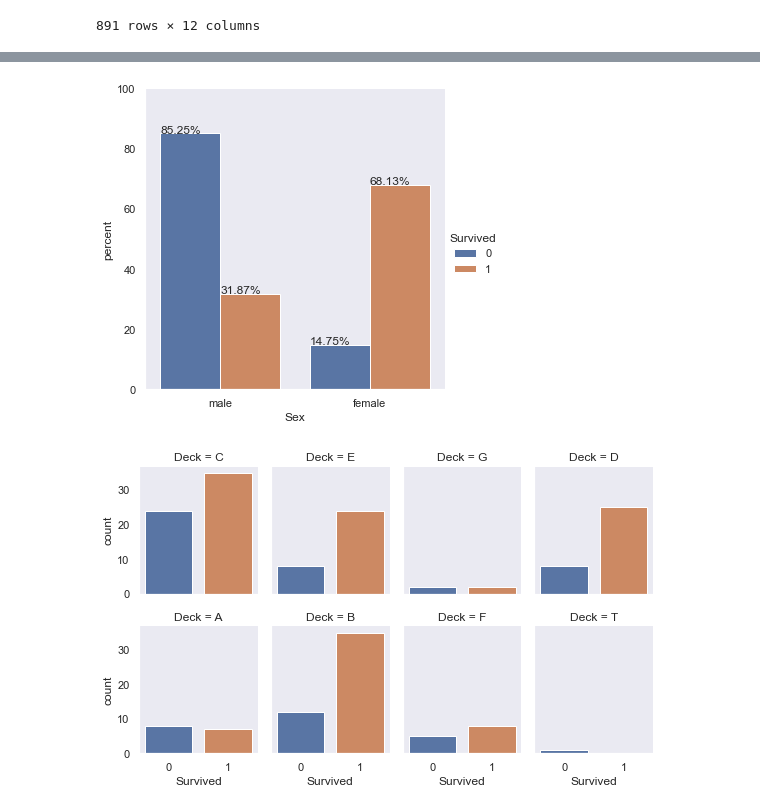
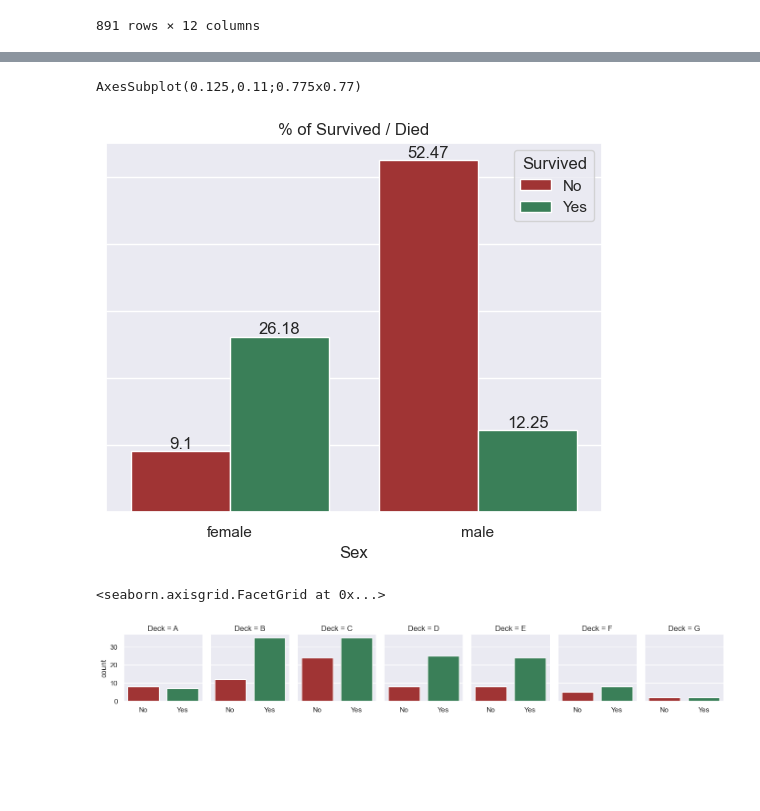
Before and after one commit to TarantinoDaniele/data-science-portfolio, a Jupyter notebook: 04_titanic_random_forest/data_exploration.ipynb, the cells around one changed output, grey strips where cells are left out. Drawn from its saved outputs; the diff is of its cells as text; code cells hidden in the pictures; blank space fills up the shorter version.

```diff
--- a/04_titanic_random_forest/data_exploration.ipynb
+++ b/04_titanic_random_forest/data_exploration.ipynb
@@ -48,0 +45,2 @@ train.Embarked = train.Embarked.map(dict1)
+# %%
+train.Survived.replace({0: 'No', 1: 'Yes'}, inplace = True)
@@ -48,0 +61,3 @@ train.Embarked = train.Embarked.map(dict1)
+# %%
+#incorrect data - Deck T doesn't exist - exclude value from df
+train = train.loc[(train['Deck']) != 'T']
@@ -55,24 +100,32 @@ g = sns.catplot(data= train, x = 'Sex', y = 'Survived', hue = 'Embarked', kind =
 # %%
+#Plotting percentage
+sex_surv['Percentage'] = round(sex_surv['PassengerId'] / sex_surv['PassengerId'].sum() * 100, 2)
+
+
 sns.set_theme(style = 'dark')
+sns.set(font_scale = 1)
 
-x,y = 'Sex', 'Survived'
-df1 = train.groupby(y)[x].value_counts(normalize=True)
-df1 = df1.mul(100)
-df1 = df1.rename('percent').reset_index()
+ax = sns.barplot(data= sex_surv, x = 'Sex', y = 'Percentage', hue = 'Survived', palette = ["firebrick", "seagreen"])
+plt.title('% of Survived / Died')
+ax.set(ylabel = None)
+ax.axes.yaxis.set_ticklabels([])
+for container in ax.containers:
+    ax.bar_label(container)
 
-g = sns.catplot(x = x, y = 'percent', hue = y, kind = 'bar', data = df1)
-g.ax.set_ylim(0,100)
-
-for p in g.ax.patches:
-    txt = str(p.get_height().round(2)) + '%'
-    txt_x = p.get_x()
-    txt_y = p.get_height()
-    g.ax.text(txt_x,txt_y,txt)
+print(ax)
 # %% [output]
+AxesSubplot(0.125,0.11;0.775x0.77)
-[figure, old version]
+[figure, new version]
 # %%
-g = sns.catplot(x="Survived", col="Deck", col_wrap=4,
-                data=train[train.Deck.notnull()],
-                kind="count", height=2.5, aspect=.8)
+#Check by Deck
+sns.set_theme(style = 'dark')
+sns.set(font_scale = 1)
+
+ax = sns.catplot(x="Survived",col="Deck", col_wrap=7,
+                data = train.sort_values(['Deck']),
+                kind="count", height=2.5, aspect=.8, palette = ["firebrick", "seagreen"])
+
+ax.set(xlabel = None)
 # %% [output]
+<seaborn.axisgrid.FacetGrid at 0x...>
-[figure, old version]
+[figure, new version]
```
Also changed, not shown: parts of 11 cells of this notebook, 4 other files.
